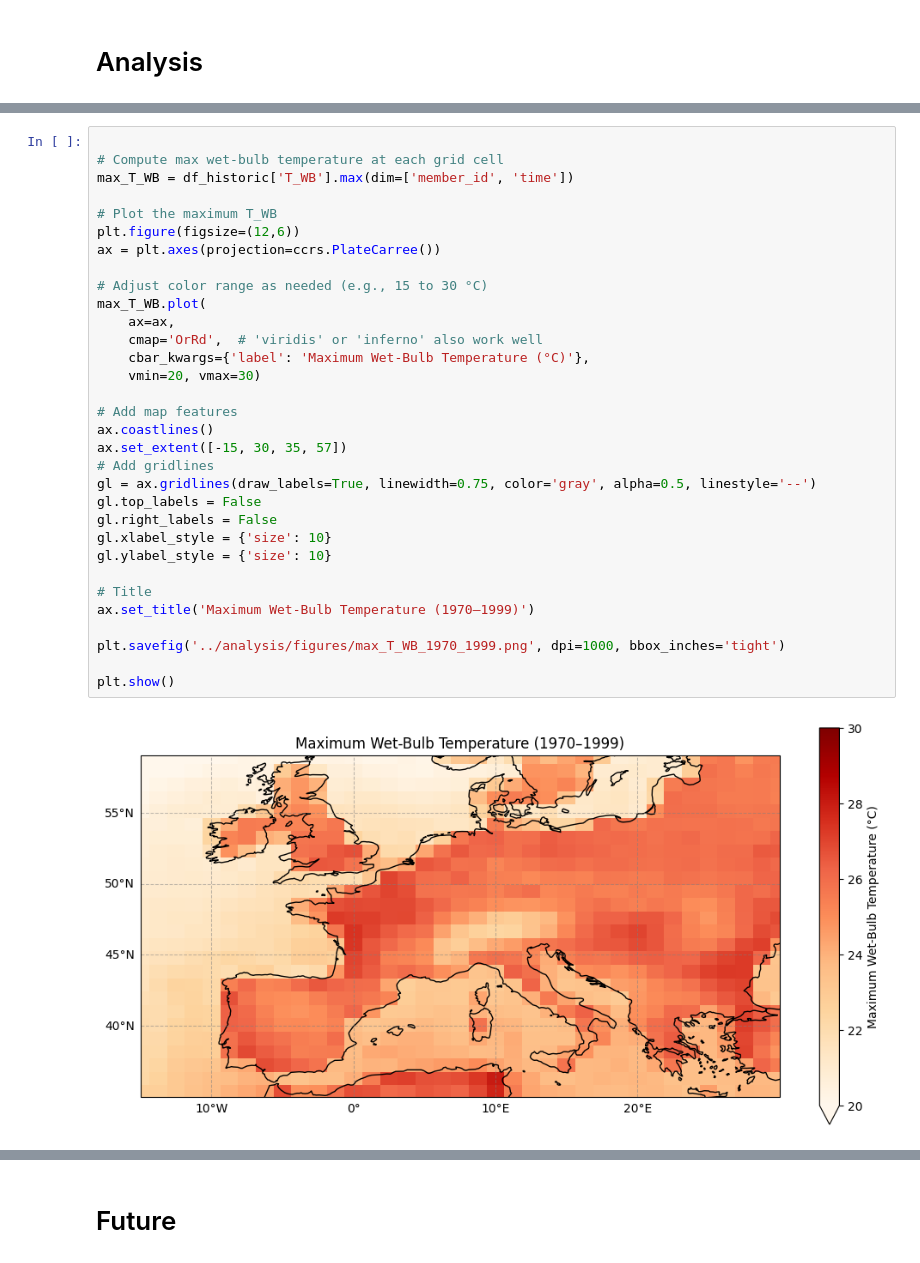
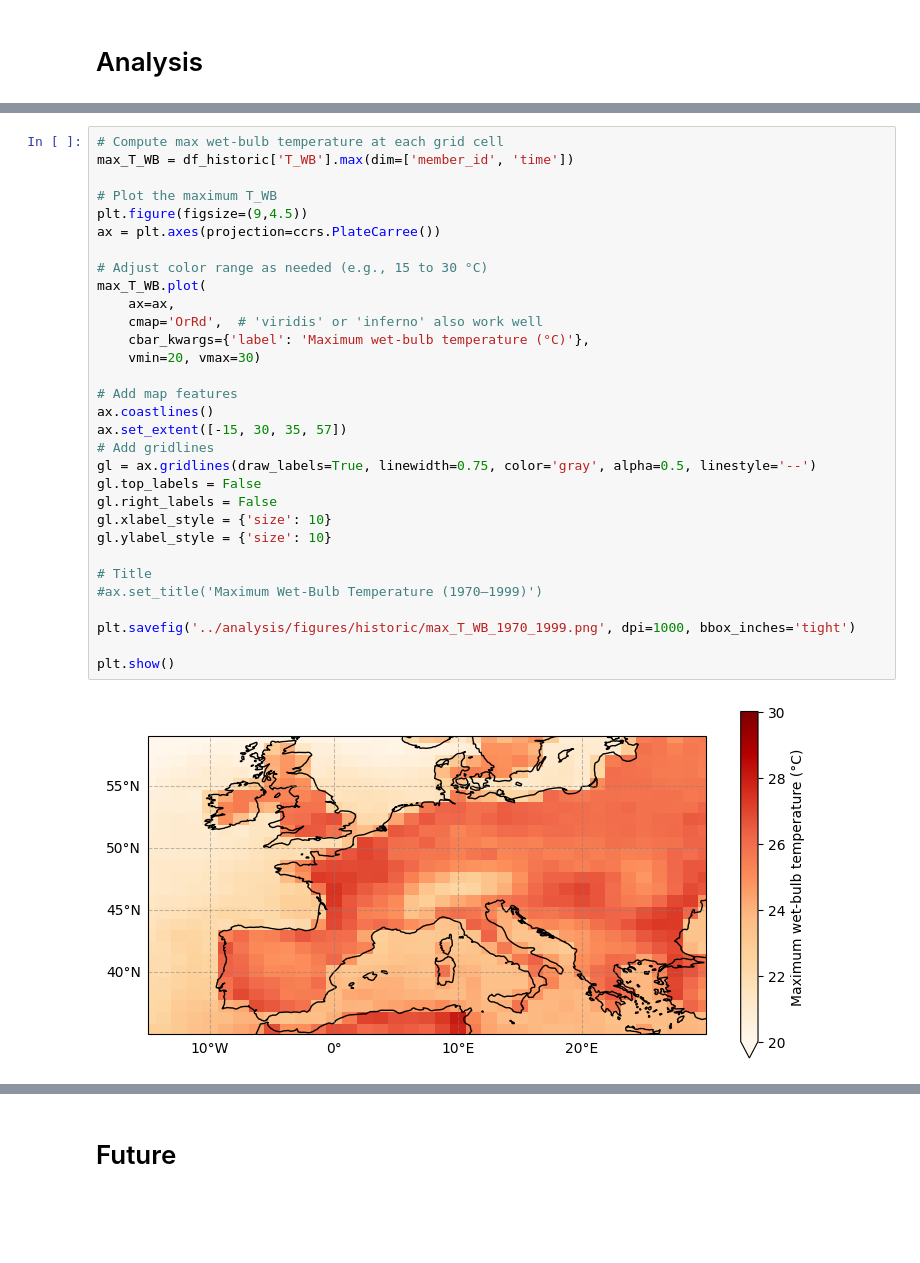
Before and after one commit to sundin01/climate_risk_assessment, a Jupyter notebook: vignettes/cra_workflow_bigler.ipynb, the cells around one changed output, grey strips where cells are left out. Cells and saved outputs as stored; diff of their text form; blank space fills up the shorter version.

```diff
--- a/vignettes/cra_workflow_bigler.ipynb
+++ b/vignettes/cra_workflow_bigler.ipynb
@@ -188,37 +217,36 @@ df_future = xr.open_dataset("../data/future.nc", engine="netcdf4")
 # %%
-
 # Compute max wet-bulb temperature at each grid cell
 max_T_WB = df_historic['T_WB'].max(dim=['member_id', 'time'])
 
 # Plot the maximum T_WB
-plt.figure(figsize=(12,6))
+plt.figure(figsize=(9,4.5))
 ax = plt.axes(projection=ccrs.PlateCarree())
 
 # Adjust color range as needed (e.g., 15 to 30 °C)
 max_T_WB.plot(
     ax=ax,
     cmap='OrRd',  # 'viridis' or 'inferno' also work well
-    cbar_kwargs={'label': 'Maximum Wet-Bulb Temperature (°C)'},
+    cbar_kwargs={'label': 'Maximum wet-bulb temperature (°C)'},
     vmin=20, vmax=30)
 
 # Add map features
 ax.coastlines()
 ax.set_extent([-15, 30, 35, 57])
 # Add gridlines
 gl = ax.gridlines(draw_labels=True, linewidth=0.75, color='gray', alpha=0.5, linestyle='--')
 gl.top_labels = False
 gl.right_labels = False
 gl.xlabel_style = {'size': 10}
 gl.ylabel_style = {'size': 10}
 
 # Title
-ax.set_title('Maximum Wet-Bulb Temperature (1970–1999)')
+#ax.set_title('Maximum Wet-Bulb Temperature (1970–1999)')
 
-plt.savefig('../analysis/figures/max_T_WB_1970_1999.png', dpi=1000, bbox_inches='tight')
+plt.savefig('../analysis/figures/historic/max_T_WB_1970_1999.png', dpi=1000, bbox_inches='tight')
 
 plt.show()
 # %% [output]
-[figure, old version]
+[figure, new version]
 # %%
 # Compute the 95th percentile wet-bulb temperature at each grid cell
 p95_T_WB = df_historic['T_WB'].quantile(0.95, dim=['member_id', 'time'])
```
Also changed, not shown: parts of 36 cells of this notebook.
